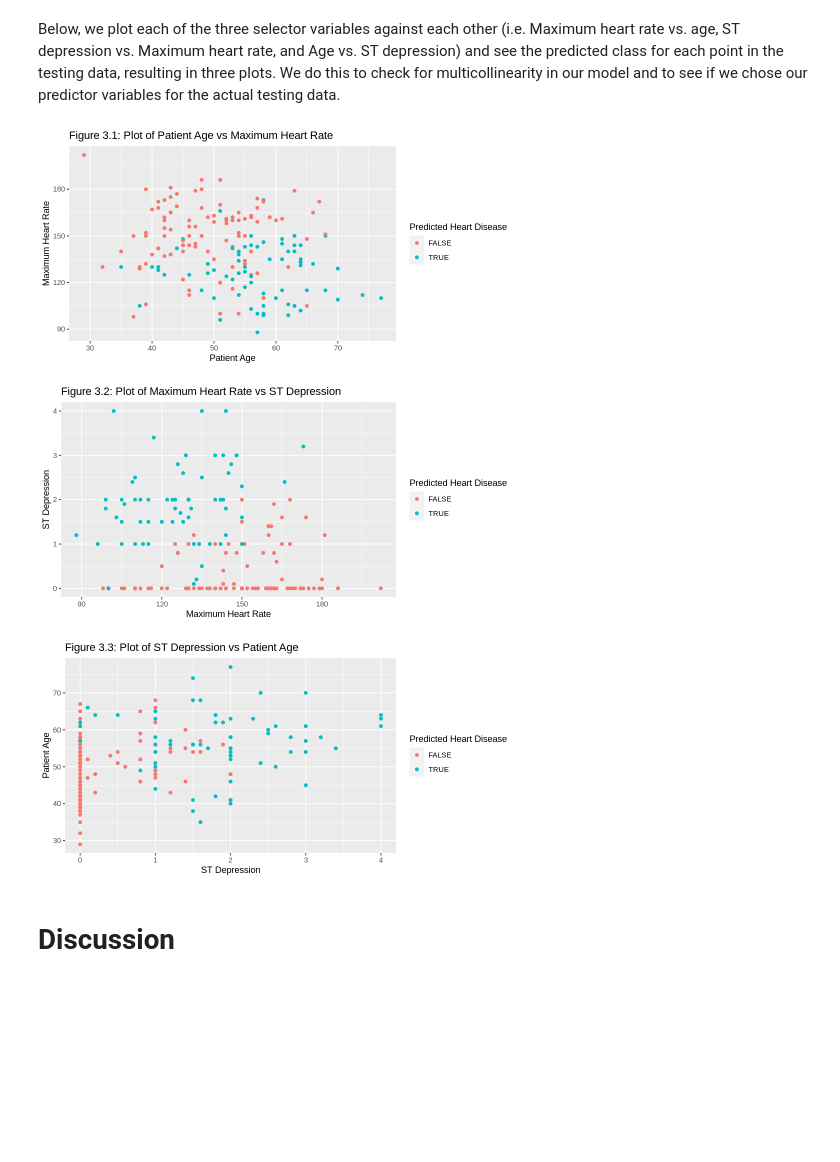
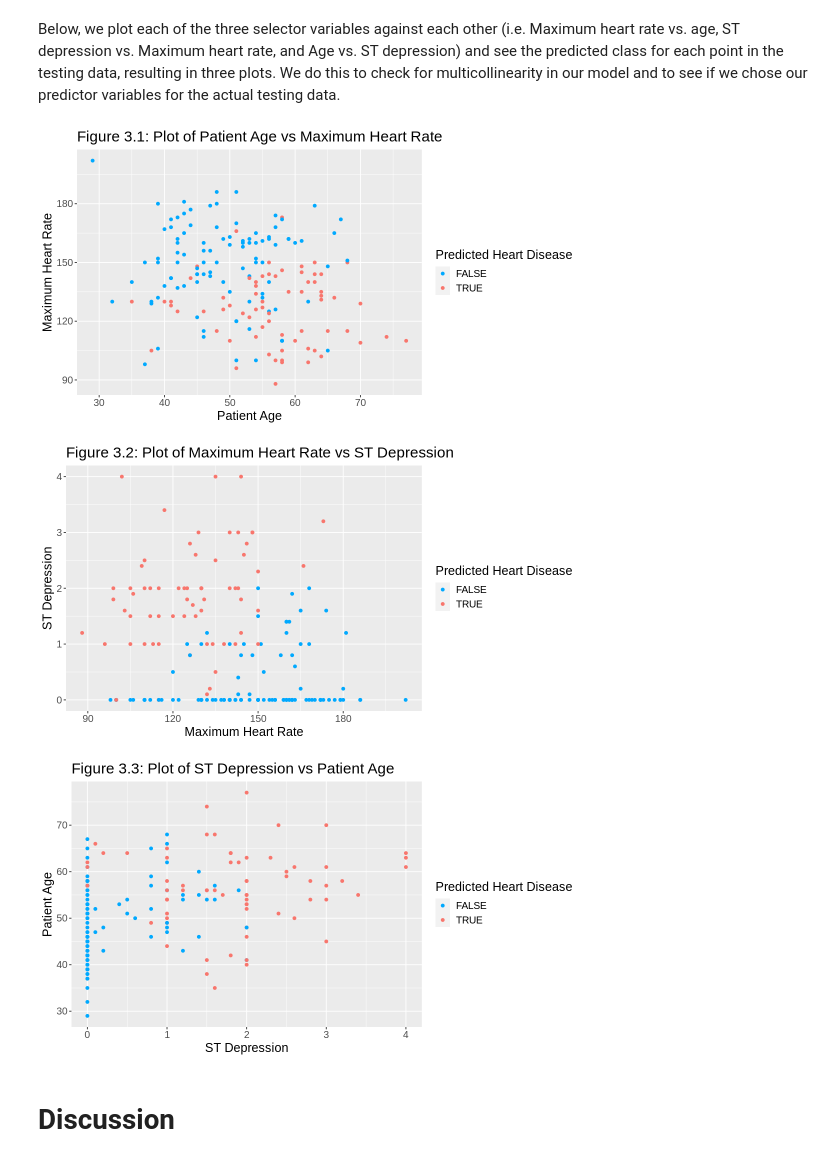
Before and after one commit to EdwardJXLi/DSCI-100-group-project, a Jupyter notebook: HeartDiseasePrediction.ipynb, the cells around one changed output. Cells and saved outputs as stored; diff of their text form; code cells hidden in the pictures; blank space fills up the shorter version.

Commit message:
Switched colors in scatterplots for consistency

```diff
--- a/HeartDiseasePrediction.ipynb
+++ b/HeartDiseasePrediction.ipynb
@@ -505,33 +505,41 @@ Prediction FALSE TRUE
 # %% [markdown]
 Below, we plot each of the three selector variables against each other (i.e. Maximum heart rate vs. age, ST depression vs. Maximum heart rate, and Age vs. ST depression) and see the predicted class for each point in the testing data, resulting in three plots. We do this to check for multicollinearity in our model and to see if we chose our predictor variables for the actual testing data.
 # %%
+options(repr.plot.width = 9, repr.plot.height = 5)
+
 # Create a scatter plot with Age and Maximum Heart Rate
 age_thalach_plot <- heart_predictions |>
     ggplot(aes(x = age, y = thalach, color = .pred_class)) +
     geom_point() +
     labs(x = "Patient Age", y = "Maximum Heart Rate", color = "Predicted Heart Disease", fill = "Contour Prediction") +
-    labs(title = "Figure 3.1: Plot of Patient Age vs Maximum Heart Rate")
+    labs(title = "Figure 3.1: Plot of Patient Age vs Maximum Heart Rate")+
+    scale_color_manual(values = c("#00A9FF","#F8766D"))+
+    theme(text=element_text(size=15))
 age_thalach_plot
 
 # Create a scatter plot with Maximum Heart Rate and ST Depression
 thalach_oldpeak_plot <- heart_predictions |>
     ggplot(aes(x = thalach, y = oldpeak, color = .pred_class)) +
     geom_point() +
     labs(x = "Maximum Heart Rate", y = "ST Depression", color = "Predicted Heart Disease", fill = "Contour Prediction") +
-    labs(title = "Figure 3.2: Plot of Maximum Heart Rate vs ST Depression")
+    labs(title = "Figure 3.2: Plot of Maximum Heart Rate vs ST Depression")+
+    scale_color_manual(values = c("#00A9FF","#F8766D"))+
+    theme(text=element_text(size=15))
 thalach_oldpeak_plot
 
 # Create a scatter plot with ST Depression and Age
 oldpeak_age_plot <- heart_predictions |>
     ggplot(aes(x = oldpeak, y = age, color = .pred_class)) +
     geom_point() +
     labs(x = "ST Depression", y = "Patient Age", color = "Predicted Heart Disease", fill = "Contour Prediction") +
-    labs(title = "Figure 3.3: Plot of ST Depression vs Patient Age")
+    labs(title = "Figure 3.3: Plot of ST Depression vs Patient Age")+
+    scale_color_manual(values = c("#00A9FF","#F8766D"))+
+    theme(text=element_text(size=15))
 oldpeak_age_plot
 # %% [output]
-[figure, old version]
+[figure, new version]
-[figure, old version]
+[figure, new version]
-[figure, old version]
+[figure, new version]
 # %% [markdown]
 # Discussion
 # %% [markdown]
```
